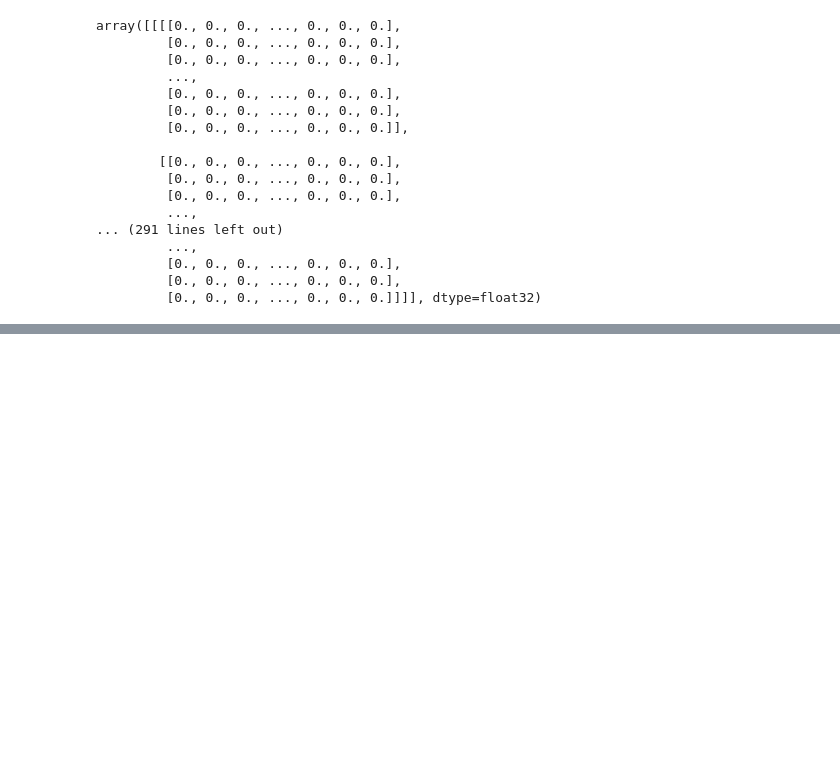
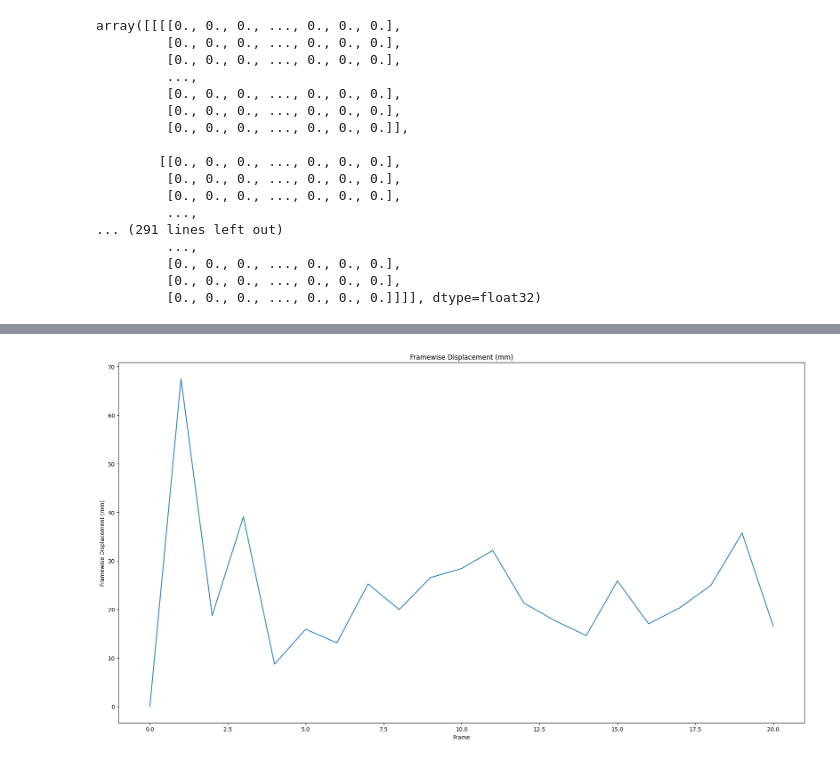
Before and after one commit to nipreps/nifreeze, a Jupyter notebook: docs/notebooks/PET_example.ipynb, the cells around one changed output, grey strips where cells are left out. Drawn from its saved outputs; the diff is of its cells as text; code cells hidden in the pictures; blank space fills up the shorter version.

```diff
--- a/docs/notebooks/PET_example.ipynb
+++ b/docs/notebooks/PET_example.ipynb
@@ -199,0 +202,9 @@ NameError: name 'plt' is not defined
+# %%
+plt.figure(figsize=(18, 10))
+sns.lineplot(x='Frame', y='Framewise Displacement (mm)', data=df_motion)
+plt.title('Framewise Displacement (mm)')
+
+plt.tight_layout()
+plt.show()
+# %% [output]
+[figure, added]
```
Also changed, not shown: parts of 3 cells of this notebook.
